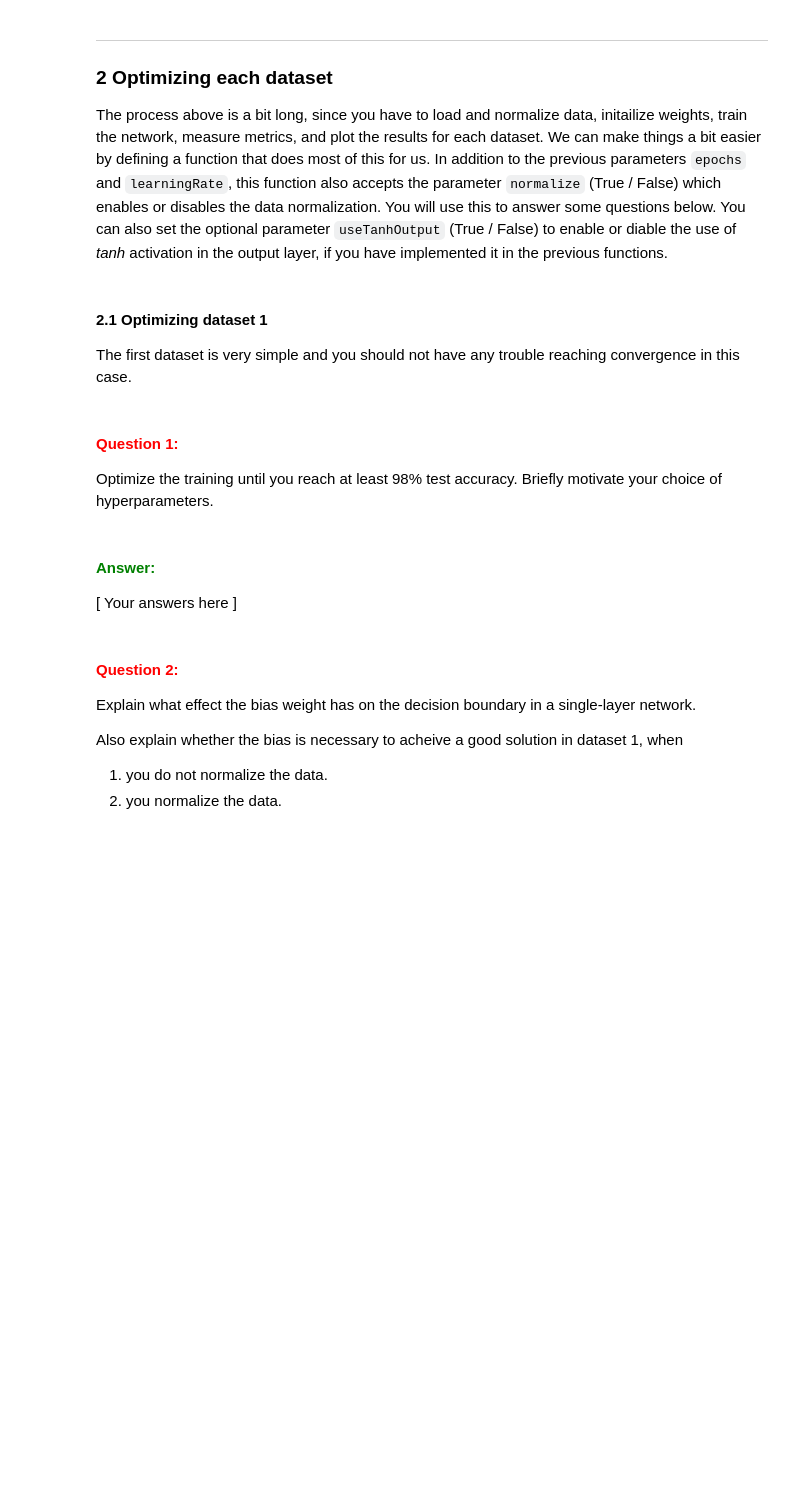
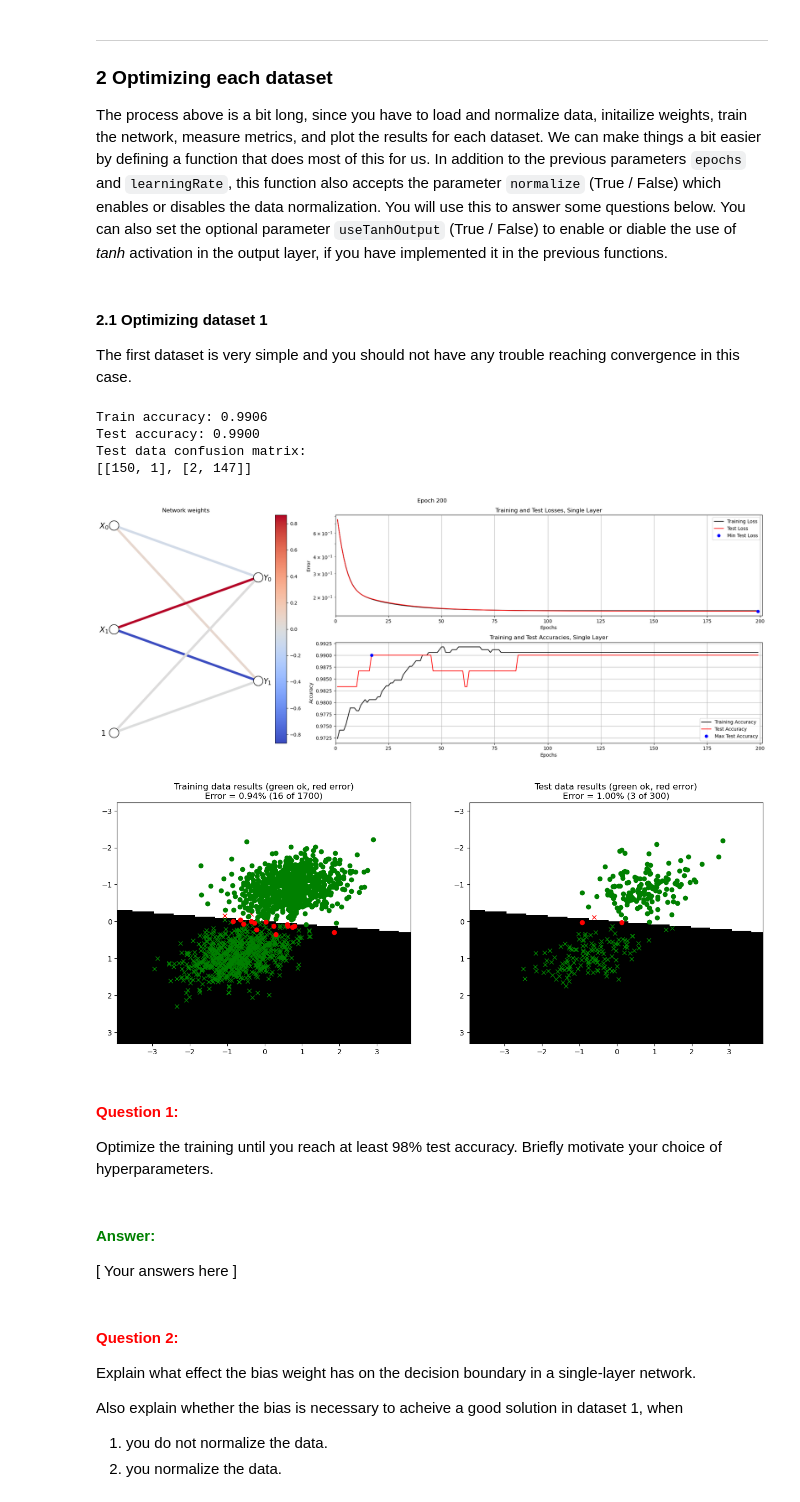
Before and after one commit to hugo-morvan/Neural_Networks, a Jupyter notebook: LabCode/A1_Supervised/main2_SingleLayer.ipynb, the cells around one changed output. Saved outputs shown, nothing was run; the diff lists cells and outputs as text; code cells hidden in the pictures; blank space fills up the shorter version.

```diff
--- a/LabCode/A1_Supervised/main2_SingleLayer.ipynb
+++ b/LabCode/A1_Supervised/main2_SingleLayer.ipynb
@@ -68,15 +68,11 @@ def forward(X, W, B, useTanhOutput=False):
     # --------------------------------------------
     # === Your code here =========================
     # --------------------------------------------
-    print("X shape: ", X.shape)
-    print("x.T shape: ", X.T.shape)
-    print("W shape: ", W.shape)
-    print("B shape: ", B.shape)
 
     if useTanhOutput:
-        Y = np.tanh(W @ X.T + B)
+        Y = np.tanh( X @ W  + B)
     else:
-        Y = X.T@W  + B
+        Y = X @ W + B
 
     # ============================================
 
@@ -107,11 +103,7 @@ def backward(W, B, X, Y, D, useTanhOutput=False):
         GradW (array): Gradients with respect to W
         GradB (array): Gradients with respect to B
     """
-    print("X shape: ", X.shape)
-    print("W shape: ", W.shape)
-    print("B shape: ", B.shape)
-    print("Y shape: ", Y.shape)
-    print("D shape: ", D.shape)
+
     N = Y.shape[0]
 
     # --------------------------------------------
@@ -121,11 +113,11 @@ def backward(W, B, X, Y, D, useTanhOutput=False):
     # Calculate gradients
 
     if useTanhOutput:
-        GradW = -2*(D-Y) @ (1 - Y**2)
-        GradB = -2*(D-Y) @ (1 - Y**2)
+        GradW = (2/N)*X.T@((Y-D)*(1-Y**2))
+        GradB = (2/N)*np.sum((Y-D)*(1-Y**2), axis=0)
     else: #Without tanh
-        GradW = -2*(D-Y)
-        GradB = -2*(D-Y)
+        GradW = (2/N)*X.T@(Y-D)
+        GradB = (2/N)*np.sum(Y-D, axis=0)
 
 
     # ============================================
@@ -298,12 +289,12 @@ Now you should initialize your weights and biases. It is up to you to figure out
 # === Your code here =========================
 # --------------------------------------------
 
-nInputs  = np.shape(XTrain)[0]
+nInputs  = np.shape(XTrain)[1]
 nClasses = np.shape(D)[1]
 
 # Zeros initialization
 W0 = np.zeros((nInputs, nClasses))
-B0 = np.zeros((1,nInputs))
+B0 = np.zeros((1,nClasses))
 
 print(np.shape(W0))
 print(np.shape(B0))
@@ -427,17 +415,25 @@ The first dataset is very simple and you should not have any trouble reaching co
 # %%
 # --------------------------------------------
 # === Your code here =========================
 # --------------------------------------------
-nInputs  = ???
-nClasses = ???
 
-W0 = ???
-B0 = ???
+nInputs  = 2
+nClasses = 2
 
-params = {"epochs": ???, "learningRate": ???, "normalize": False, "useTanhOutput": False}
+W0 = np.zeros((nInputs, nClasses))
+B0 = np.zeros((1,nClasses))
+
+params = {"epochs": 200, "learningRate": 0.05, "normalize": True, "useTanhOutput": False}
 # ============================================
 
 trainSingleLayerOnDataset(1, 0.15, W0, B0, params)
+# %% [output]
+Train accuracy: 0.9906
+Test accuracy: 0.9900
+Test data confusion matrix:
+[[150, 1], [2, 147]]
+[figure, added]
+[figure, added]
 # %% [markdown]
 #### **<span style="color:red">Question 1:</span>**
 
```
Also changed, not shown: parts of 10 cells of this notebook.
